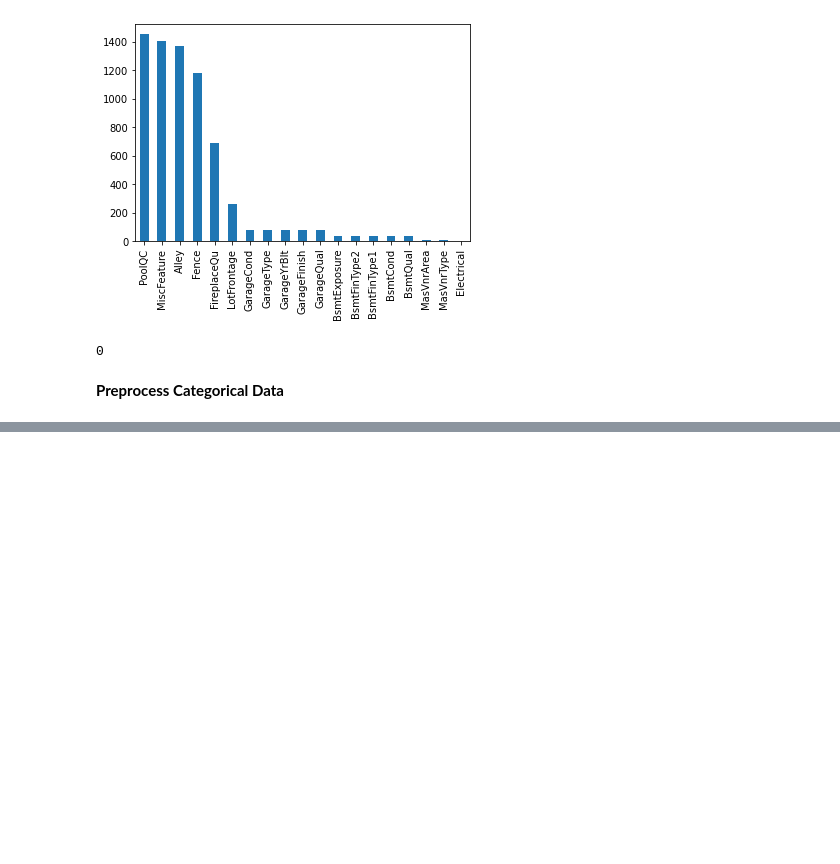
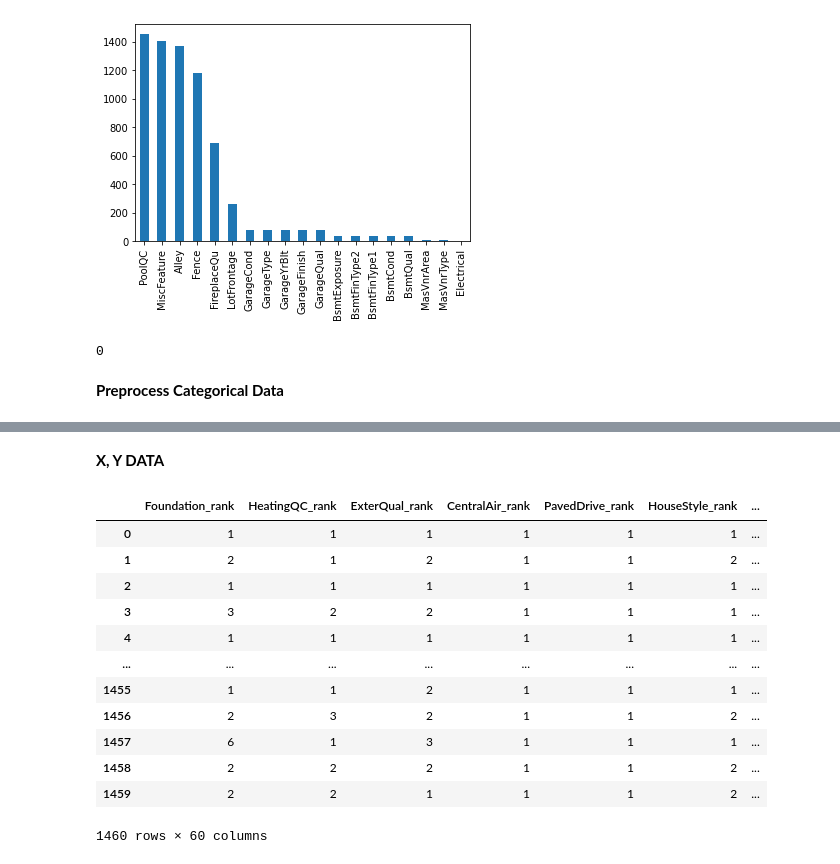
Before and after one commit to jwgdmkj/jupiterColab, a Jupyter notebook: Chap2_Kaggle.ipynb, the cells around one changed output, grey strips where cells are left out. Drawn from its saved outputs; the diff is of its cells as text; code cells hidden in the pictures; blank space fills up the shorter version.

```diff
--- a/Chap2_Kaggle.ipynb
+++ b/Chap2_Kaggle.ipynb
@@ -117,0 +223,9 @@ def add_rank_feature(feature_name, rank_feature_name) :
+# %%
+#f, ax = plt.subplots(figsize=(24, 18))
+#sns.heatmap(corrmat, vmax=.8, square=True);
+
+#corrmat을, SalePrice를 기준으로 오름차순 정렬한다.
+#즉, SalePrice가 가장 낮은 feature부터 보여주는데,
+#맨 마지막의 ['SalePrice']는, 그 행렬의 SalePrice 칼럼만을 보여준다.
+df_features = corrmat.sort_values(by = ['SalePrice'])['SalePrice']
+df_features[:-1]
@@ -117,0 +250,27 @@ def add_rank_feature(feature_name, rank_feature_name) :
+# %% [markdown]
+**X, Y DATA**
+# %%
+# K-fold cross validation : Data가 작을 때 validation accuracy를 믿고자 하면
+
+NUM_FEATURES = len(df_features) - 1
+#print(NUM_FEATURES) #60
+
+
+X = df_processed[df_features[-NUM_FEATURES-1 : -1].index.tolist()]
+y = df_processed['SalePrice']
+X.shape, y.shape
+X
+# %% [output]
+|  | Foundation_rank | HeatingQC_rank | ExterQual_rank | CentralAir_rank | PavedDrive_rank | HouseStyle_rank | ... |
+| 0 | 1 | 1 | 1 | 1 | 1 | 1 | ... |
+| 1 | 2 | 1 | 2 | 1 | 1 | 2 | ... |
+| 2 | 1 | 1 | 1 | 1 | 1 | 1 | ... |
+| 3 | 3 | 2 | 2 | 1 | 1 | 1 | ... |
+| 4 | 1 | 1 | 1 | 1 | 1 | 1 | ... |
+| ... | ... | ... | ... | ... | ... | ... | ... |
+| 1455 | 1 | 1 | 2 | 1 | 1 | 1 | ... |
+| 1456 | 2 | 3 | 2 | 1 | 1 | 2 | ... |
+| 1457 | 6 | 1 | 3 | 1 | 1 | 1 | ... |
+| 1458 | 2 | 2 | 2 | 1 | 1 | 2 | ... |
+| 1459 | 2 | 2 | 1 | 1 | 1 | 2 | ... |
+1460 rows × 60 columns
```
Also changed, not shown: parts of 6 cells of this notebook.
